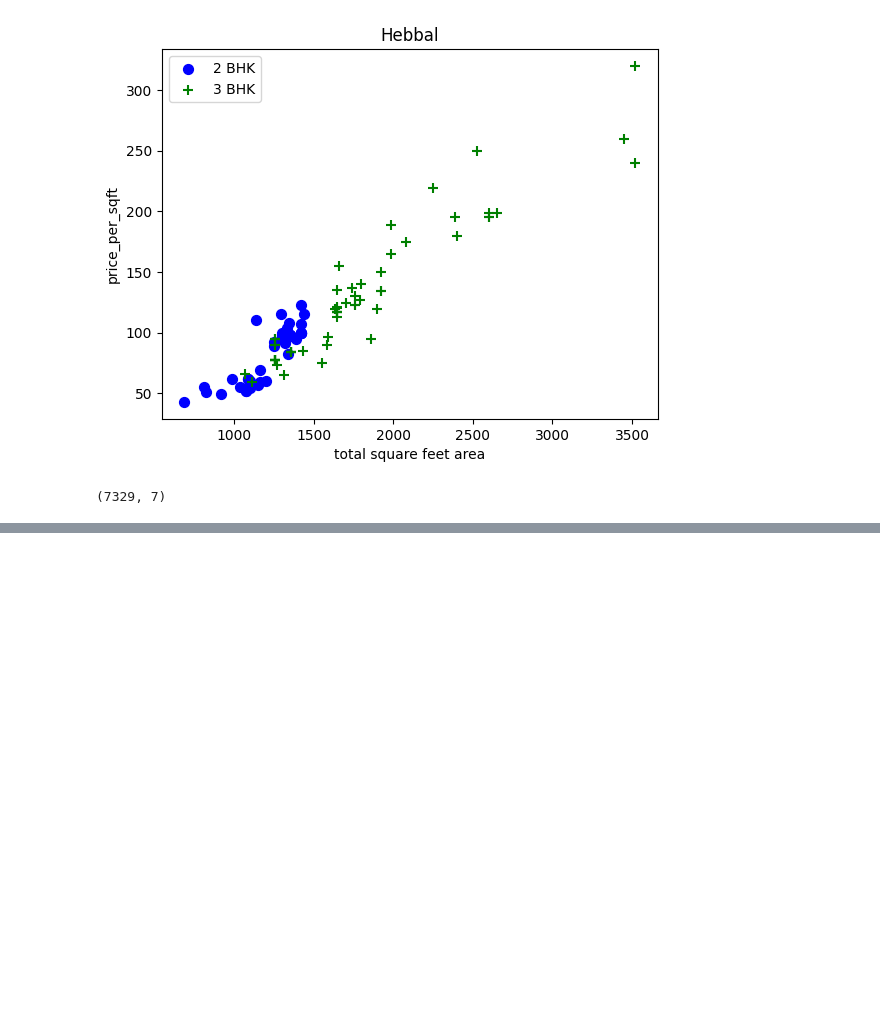
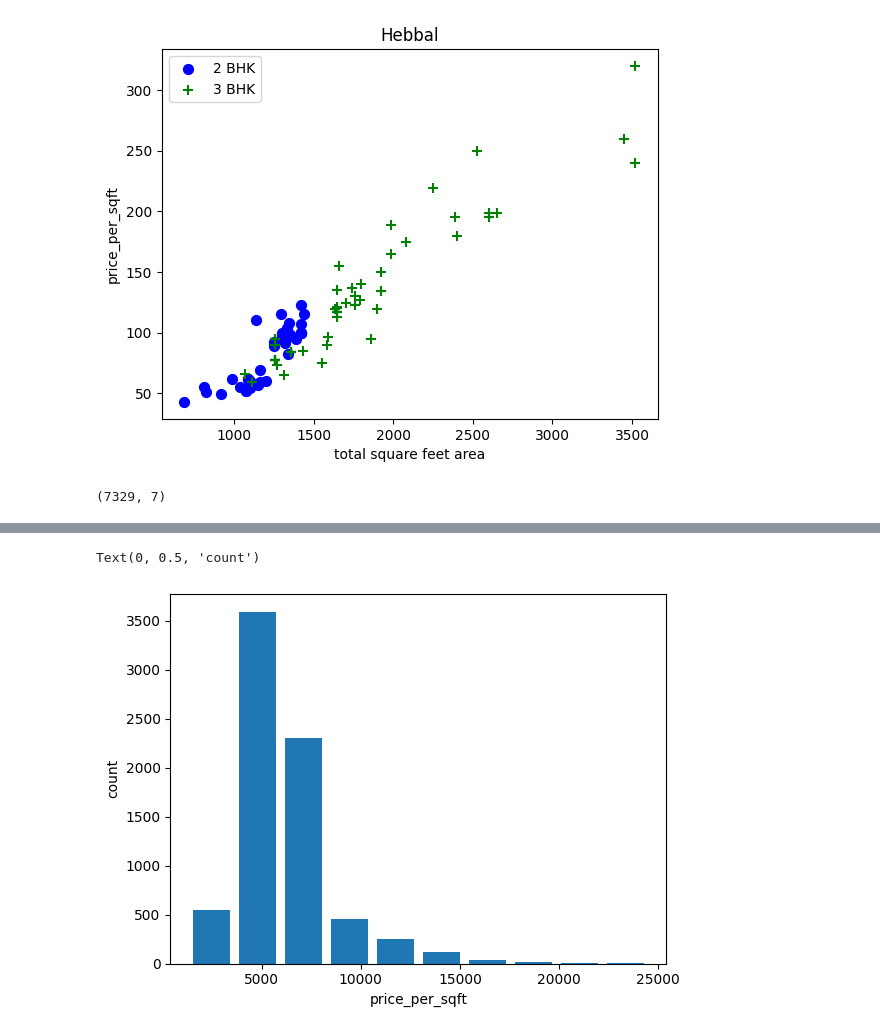
Before and after one commit to Balu-0009/Benguluru_House_Price, a Jupyter notebook: house-prediction.ipynb, the cells around one changed output, grey strips where cells are left out. Saved outputs shown, nothing was run; the diff lists cells and outputs as text; code cells hidden in the pictures; blank space fills up the shorter version.

```diff
--- a/house-prediction.ipynb
+++ b/house-prediction.ipynb
@@ -450,0 +459,7 @@ df8.shape
+# %%
+plt.hist(df8.price_per_sqft,rwidth=0.8)
+plt.xlabel('price_per_sqft')
+plt.ylabel('count')
+# %% [output]
+Text(0, 0.5, 'count')
+[figure, added]
```
Also changed, not shown: parts of 17 cells of this notebook.
